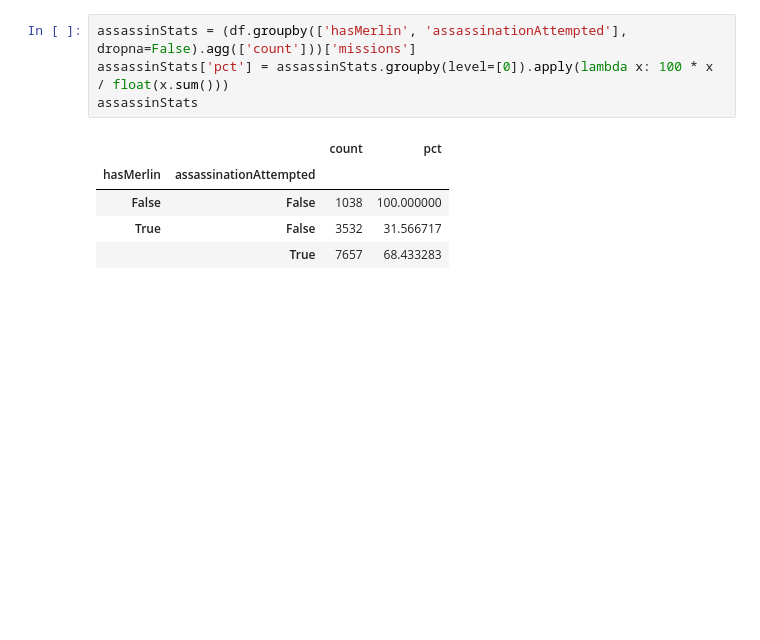
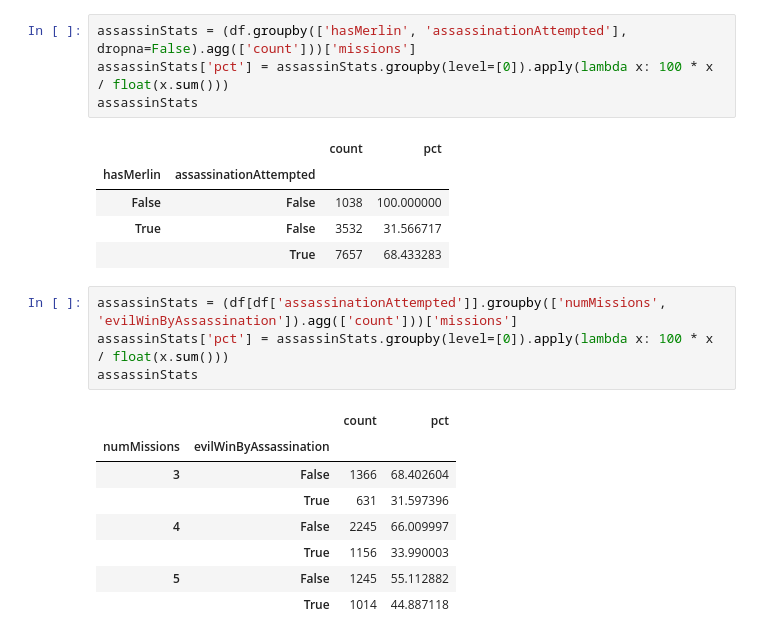
Before and after one commit to WhoaWhoa/avalonlogs, a Jupyter notebook: Avalonlogs.ipynb, the cells around one changed output. Cells and saved outputs as stored; diff of their text form; blank space fills up the shorter version.

```diff
--- a/Avalonlogs.ipynb
+++ b/Avalonlogs.ipynb
@@ -165,3 +189,16 @@ assassinStats
 | False | False | 1038 | 100.000000 |
 | True | False | 3532 | 31.566717 |
 |  | True | 7657 | 68.433283 |
+# %%
+assassinStats = (df[df['assassinationAttempted']].groupby(['numMissions', 'evilWinByAssassination']).agg(['count']))['missions']
+assassinStats['pct'] = assassinStats.groupby(level=[0]).apply(lambda x: 100 * x / float(x.sum()))
+assassinStats
+# %% [output]
+|  |  | count | pct |
+| numMissions | evilWinByAssassination |  |  |
+| 3 | False | 1366 | 68.402604 |
+|  | True | 631 | 31.597396 |
+| 4 | False | 2245 | 66.009997 |
+|  | True | 1156 | 33.990003 |
+| 5 | False | 1245 | 55.112882 |
+|  | True | 1014 | 44.887118 |
```
Also changed, not shown: parts of 15 cells of this notebook.
